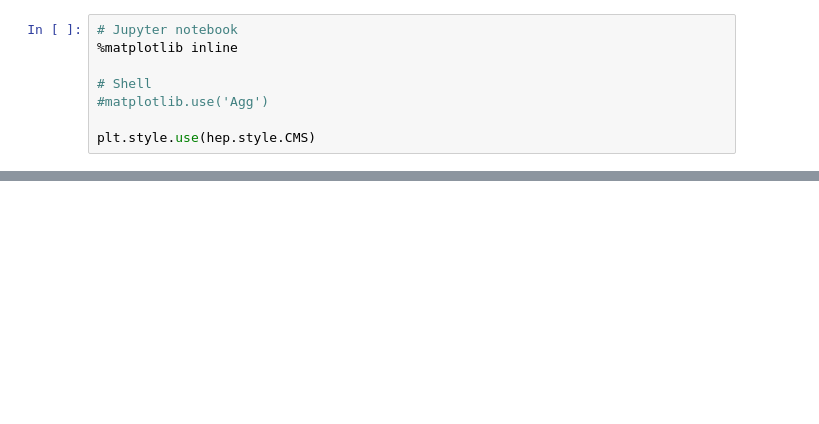
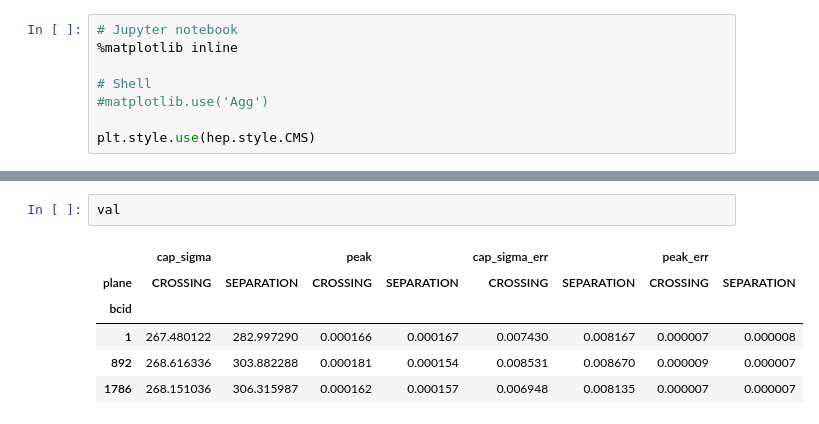
Before and after one commit to saarioka/TinyVdm, a Jupyter notebook: vdm.ipynb, the cells around one changed output, grey strips where cells are left out. Drawn from its saved outputs; the diff is of its cells as text; blank space fills up the shorter version.

```diff
--- a/vdm.ipynb
+++ b/vdm.ipynb
@@ -361,0 +570,9 @@ bcid
+# %%
+val
+# %% [output]
+|  | cap_sigma |  | peak |  | cap_sigma_err |  | peak_err |  |
+| plane | CROSSING | SEPARATION | CROSSING | SEPARATION | CROSSING | SEPARATION | CROSSING | SEPARATION |
+| bcid |  |  |  |  |  |  |  |  |
+| 1 | 267.480122 | 282.997290 | 0.000166 | 0.000167 | 0.007430 | 0.008167 | 0.000007 | 0.000008 |
+| 892 | 268.616336 | 303.882288 | 0.000181 | 0.000154 | 0.008531 | 0.008670 | 0.000009 | 0.000007 |
+| 1786 | 268.151036 | 306.315987 | 0.000162 | 0.000157 | 0.006948 | 0.008135 | 0.000007 | 0.000007 |
```
Also changed, not shown: parts of 60 cells of this notebook.
